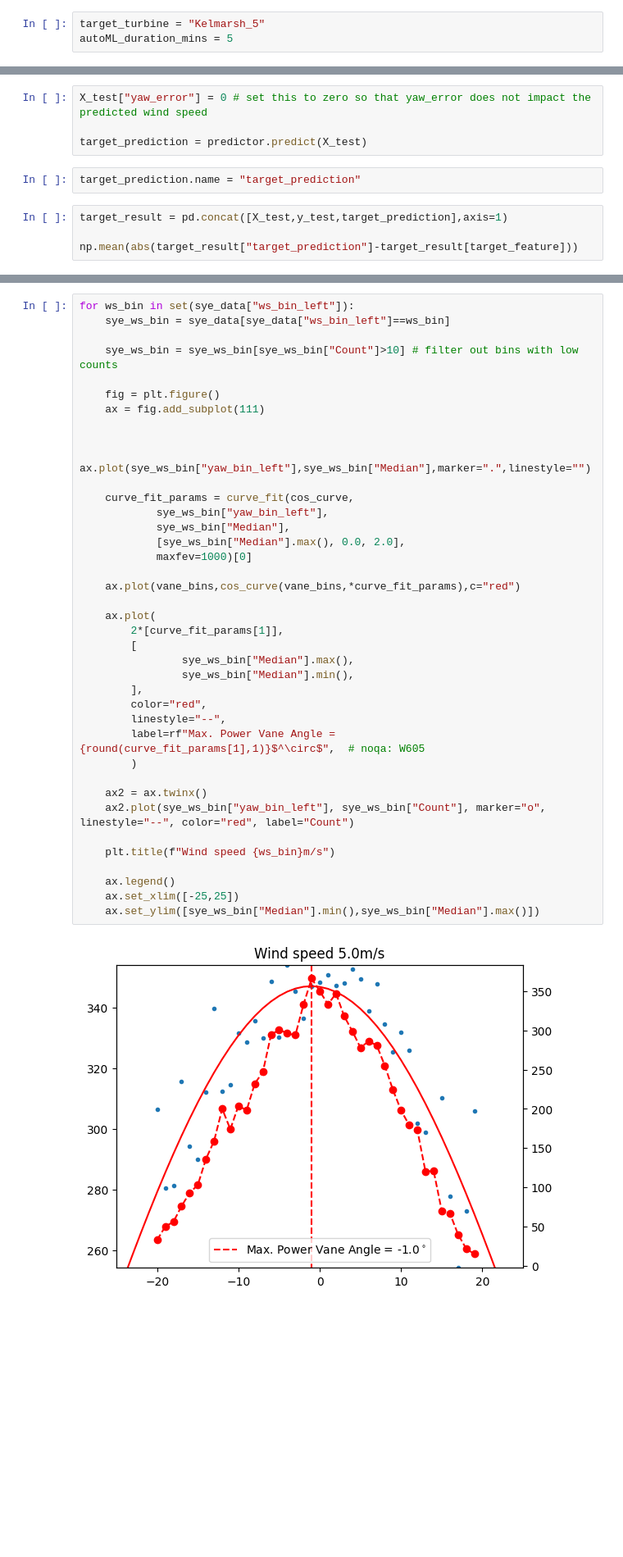
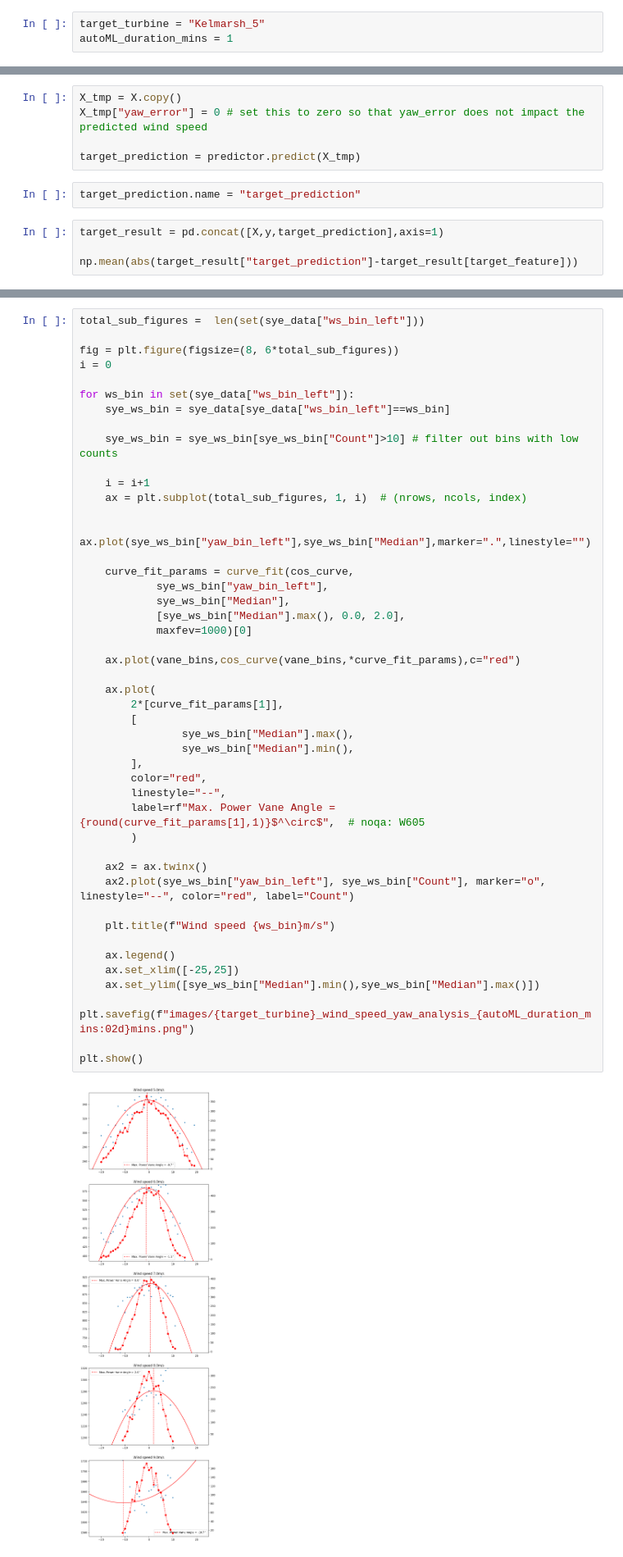
Before and after one commit to charlie9578/wind-automl, a Jupyter notebook: SYE_AutoML.ipynb, the cells around one changed output, grey strips where cells are left out. Shown at 82% size. Drawn from its saved outputs; the diff is of its cells as text; blank space fills up the shorter version.

Commit message:
Saves models and removed manual test-train split

```diff
--- a/SYE_AutoML.ipynb
+++ b/SYE_AutoML.ipynb
@@ -23,6 +33,6 @@ from sklearn.metrics import mean_squared_error, r2_score
 # %%
 target_turbine = "Kelmarsh_5"
-autoML_duration_mins = 5
+autoML_duration_mins = 1
 # %%
 BYTES_MB = 1024 * 1024
 # %%
@@ -267,11 +257,12 @@ np.mean(abs(target_result["target_prediction"]-target_result[target_feature]))
 # %%
-X_test["yaw_error"] = 0 # set this to zero so that yaw_error does not impact the predicted wind speed
+X_tmp = X.copy()
+X_tmp["yaw_error"] = 0 # set this to zero so that yaw_error does not impact the predicted wind speed
 
-target_prediction = predictor.predict(X_test)
+target_prediction = predictor.predict(X_tmp)
 # %%
 target_prediction.name = "target_prediction"
 # %%
-target_result = pd.concat([X_test,y_test,target_prediction],axis=1)
+target_result = pd.concat([X,y,target_prediction],axis=1)
 
 np.mean(abs(target_result["target_prediction"]-target_result[target_feature]))
 # %% [output]
@@ -311,43 +308,51 @@ target_result_sye["yaw_bin_left"] = pd.IntervalIndex(target_result_sye['yaw_bin'
 
 sye_data = target_result_sye.dropna()
 # %%
+total_sub_figures =  len(set(sye_data["ws_bin_left"]))
+
+fig = plt.figure(figsize=(8, 6*total_sub_figures))
+i = 0
+
 for ws_bin in set(sye_data["ws_bin_left"]):
     sye_ws_bin = sye_data[sye_data["ws_bin_left"]==ws_bin]
 
     sye_ws_bin = sye_ws_bin[sye_ws_bin["Count"]>10] # filter out bins with low counts
 
-    fig = plt.figure()
-    ax = fig.add_subplot(111)
-
+    i = i+1
+    ax = plt.subplot(total_sub_figures, 1, i)  # (nrows, ncols, index)
 
     ax.plot(sye_ws_bin["yaw_bin_left"],sye_ws_bin["Median"],marker=".",linestyle="")
 
     curve_fit_params = curve_fit(cos_curve,
             sye_ws_bin["yaw_bin_left"],
             sye_ws_bin["Median"],
             [sye_ws_bin["Median"].max(), 0.0, 2.0],
             maxfev=1000)[0]
 
     ax.plot(vane_bins,cos_curve(vane_bins,*curve_fit_params),c="red")
 
     ax.plot(
         2*[curve_fit_params[1]],
         [
                 sye_ws_bin["Median"].max(),
                 sye_ws_bin["Median"].min(),
         ],
         color="red",
         linestyle="--",
         label=rf"Max. Power Vane Angle = {round(curve_fit_params[1],1)}$^\circ$",  # noqa: W605
         )
 
     ax2 = ax.twinx()
     ax2.plot(sye_ws_bin["yaw_bin_left"], sye_ws_bin["Count"], marker="o", linestyle="--", color="red", label="Count")
 
     plt.title(f"Wind speed {ws_bin}m/s")
 
     ax.legend()
     ax.set_xlim([-25,25])
     ax.set_ylim([sye_ws_bin["Median"].min(),sye_ws_bin["Median"].max()])
+
+plt.savefig(f"images/{target_turbine}_wind_speed_yaw_analysis_{autoML_duration_mins:02d}mins.png")
+
+plt.show()
 # %% [output]
-[figure, old version]
+[figure, new version]
```
Also changed, not shown: parts of 33 cells of this notebook, 1 other file.
